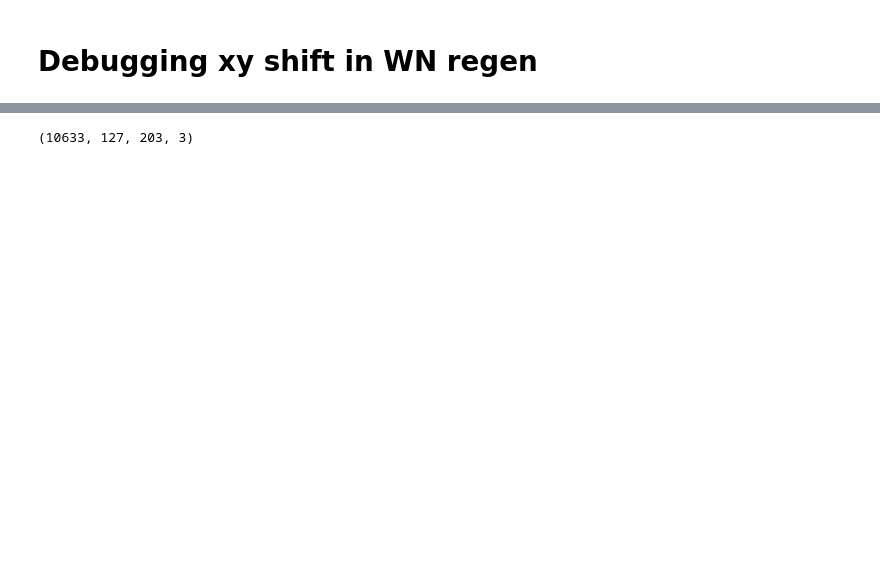
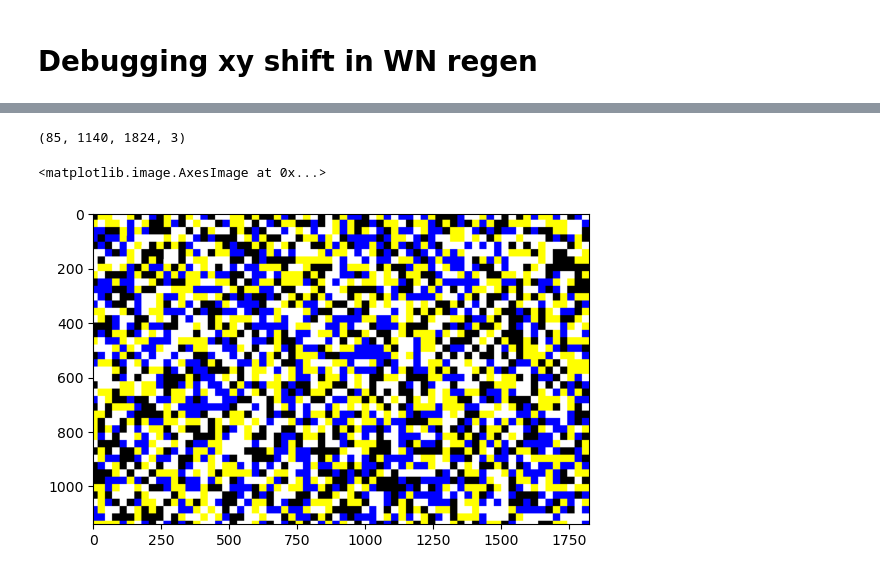
Before and after one commit to DRezeanu/retinanalysis, a Jupyter notebook: nbs/vr_wn_regen_debug.ipynb, the cells around one changed output, grey strips where cells are left out. Drawn from its saved outputs; the diff is of its cells as text; code cells hidden in the pictures; blank space fills up the shorter version.

```diff
--- a/nbs/vr_wn_regen_debug.ipynb
+++ b/nbs/vr_wn_regen_debug.ipynb
@@ -11,5 +21,8 @@ import mat73
 exp_name = '20250514C'
 datafile_name = 'data001'
 e_idx = 9
-str_mat = '/Volumes/Vyom MEA/data/noise_regen_full.mat'
-d_mat = mat73.loadmat(str_mat)
+# str_mat = '/Volumes/Vyom MEA/data/noise_regen_full.mat'
+# str_mat = os.path.join(ra.settings.ANALYSIS_DIR, exp_name, 'chunk1', 'kilosort2.5', 'noise_regen_full.mat')
+str_mat = os.path.join(ra.settings.ANALYSIS_DIR, exp_name, 'chunk1', 'kilosort2.5', 'epoch10_20250514C_100frames.mat')
+# d_mat = mat73.loadmat(str_mat)
+d_mat = loadmat(str_mat)
@@ -16,9 +36,16 @@ d_mat = mat73.loadmat(str_mat)
 # %%
 # Clip preframes
-s_frames = np.array(d_mat['frames'][16:]) / 255
+s_frames = np.array(s_frames[16:], dtype=np.float32) / 255
+# idk why stage regen is y-flipped, let's assume yflipping is right thing to do
+s_frames = s_frames[:,::-1,...]
 s_frames.shape
 # %% [output]
-(10633, 127, 203, 3)
+(85, 1140, 1824, 3)
+# %%
+plt.imshow((d_mat['frames_out'][0,16]))
+# %% [output]
+<matplotlib.image.AxesImage at 0x...>
+[figure, added]
 # %%
 import os
 str_pkl = os.path.join(ra.settings.ANALYSIS_DIR, exp_name, 'chunk1', 'kilosort2.5', 'data001_sb.pkl')
```
Also changed, not shown: parts of 13 cells of this notebook, 1 other file.
